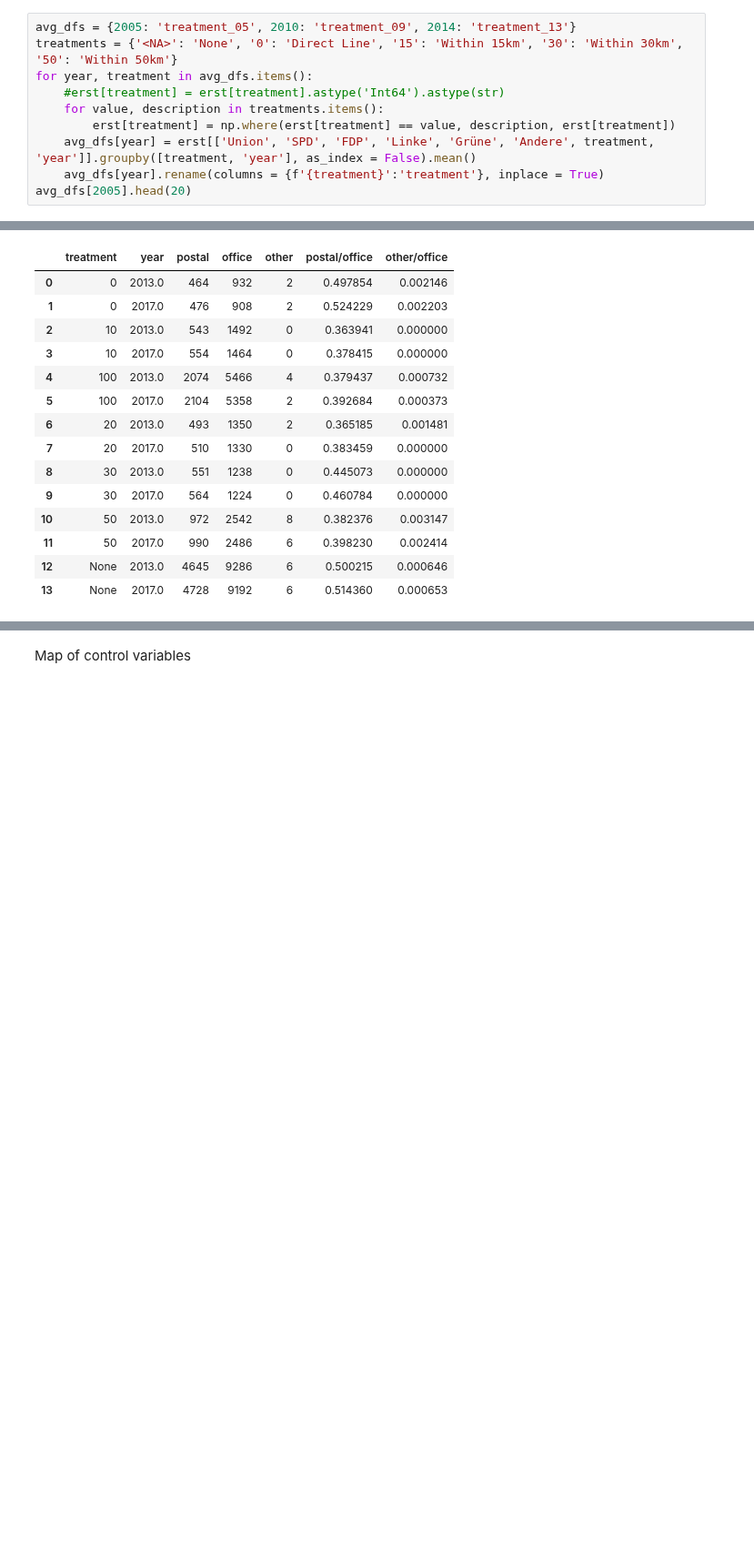
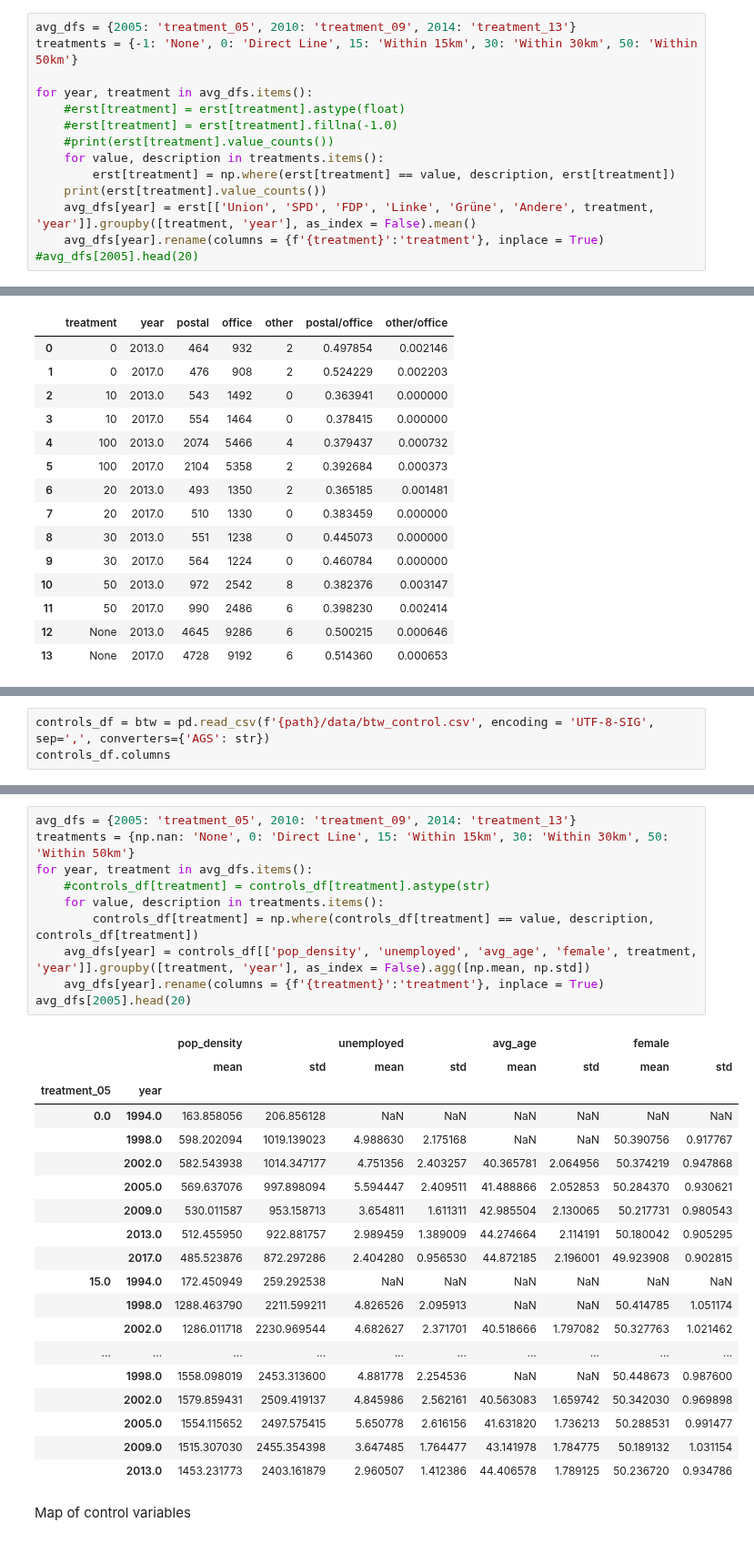
Before and after one commit to jan-schaeffer/powerlinemonsters, a Jupyter notebook: btw_eda.ipynb, the cells around one changed output, grey strips where cells are left out. Shown at 91% size. Cells and saved outputs as stored; diff of their text form; blank space fills up the shorter version.

```diff
--- a/btw_eda.ipynb
+++ b/btw_eda.ipynb
@@ -57,12 +57,16 @@ erst.head(10)
 Calculate average vote shares in all years by treatment variable
 # %%
 avg_dfs = {2005: 'treatment_05', 2010: 'treatment_09', 2014: 'treatment_13'}
-treatments = {'<NA>': 'None', '0': 'Direct Line', '15': 'Within 15km', '30': 'Within 30km', '50': 'Within 50km'}
+treatments = {-1: 'None', 0: 'Direct Line', 15: 'Within 15km', 30: 'Within 30km', 50: 'Within 50km'}
+
 for year, treatment in avg_dfs.items():
-    #erst[treatment] = erst[treatment].astype('Int64').astype(str)
+    #erst[treatment] = erst[treatment].astype(float)
+    #erst[treatment] = erst[treatment].fillna(-1.0)
+    #print(erst[treatment].value_counts())
     for value, description in treatments.items():
         erst[treatment] = np.where(erst[treatment] == value, description, erst[treatment])
+    print(erst[treatment].value_counts())
     avg_dfs[year] = erst[['Union', 'SPD', 'FDP', 'Linke', 'Grüne', 'Andere', treatment, 'year']].groupby([treatment, 'year'], as_index = False).mean()
     avg_dfs[year].rename(columns = {f'{treatment}':'treatment'}, inplace = True)
-avg_dfs[2005].head(20)
+#avg_dfs[2005].head(20)
 # %% [output]
@@ -349,0 +357,3 @@ vote_types.head(20)
+# %%
+controls_df = btw = pd.read_csv(f'{path}/data/btw_control.csv', encoding = 'UTF-8-SIG', sep=',', converters={'AGS': str})
+controls_df.columns
@@ -350,3 +379,33 @@ vote_types.head(20)
+# %%
+avg_dfs = {2005: 'treatment_05', 2010: 'treatment_09', 2014: 'treatment_13'}
+treatments = {np.nan: 'None', 0: 'Direct Line', 15: 'Within 15km', 30: 'Within 30km', 50: 'Within 50km'}
+for year, treatment in avg_dfs.items():
+    #controls_df[treatment] = controls_df[treatment].astype(str)
+    for value, description in treatments.items():
+        controls_df[treatment] = np.where(controls_df[treatment] == value, description, controls_df[treatment])
+    avg_dfs[year] = controls_df[['pop_density', 'unemployed', 'avg_age', 'female', treatment, 'year']].groupby([treatment, 'year'], as_index = False).agg([np.mean, np.std])
+    avg_dfs[year].rename(columns = {f'{treatment}':'treatment'}, inplace = True)
+avg_dfs[2005].head(20)
+# %% [output]
+|  |  | pop_density |  | unemployed |  | avg_age |  | female |  |
+|  |  | mean | std | mean | std | mean | std | mean | std |
+| treatment_05 | year |  |  |  |  |  |  |  |  |
+| 0.0 | 1994.0 | 163.858056 | 206.856128 | NaN | NaN | NaN | NaN | NaN | NaN |
+|  | 1998.0 | 598.202094 | 1019.139023 | 4.988630 | 2.175168 | NaN | NaN | 50.390756 | 0.917767 |
+|  | 2002.0 | 582.543938 | 1014.347177 | 4.751356 | 2.403257 | 40.365781 | 2.064956 | 50.374219 | 0.947868 |
+|  | 2005.0 | 569.637076 | 997.898094 | 5.594447 | 2.409511 | 41.488866 | 2.052853 | 50.284370 | 0.930621 |
+|  | 2009.0 | 530.011587 | 953.158713 | 3.654811 | 1.611311 | 42.985504 | 2.130065 | 50.217731 | 0.980543 |
+|  | 2013.0 | 512.455950 | 922.881757 | 2.989459 | 1.389009 | 44.274664 | 2.114191 | 50.180042 | 0.905295 |
+|  | 2017.0 | 485.523876 | 872.297286 | 2.404280 | 0.956530 | 44.872185 | 2.196001 | 49.923908 | 0.902815 |
+| 15.0 | 1994.0 | 172.450949 | 259.292538 | NaN | NaN | NaN | NaN | NaN | NaN |
+|  | 1998.0 | 1288.463790 | 2211.599211 | 4.826526 | 2.095913 | NaN | NaN | 50.414785 | 1.051174 |
+|  | 2002.0 | 1286.011718 | 2230.969544 | 4.682627 | 2.371701 | 40.518666 | 1.797082 | 50.327763 | 1.021462 |
+| ... | ... | ... | ... | ... | ... | ... | ... | ... | ... |
+|  | 1998.0 | 1558.098019 | 2453.313600 | 4.881778 | 2.254536 | NaN | NaN | 50.448673 | 0.987600 |
+|  | 2002.0 | 1579.859431 | 2509.419137 | 4.845986 | 2.562161 | 40.563083 | 1.659742 | 50.342030 | 0.969898 |
+|  | 2005.0 | 1554.115652 | 2497.575415 | 5.650778 | 2.616156 | 41.631820 | 1.736213 | 50.288531 | 0.991477 |
+|  | 2009.0 | 1515.307030 | 2455.354398 | 3.647485 | 1.764477 | 43.141978 | 1.784775 | 50.189132 | 1.031154 |
+|  | 2013.0 | 1453.231773 | 2403.161879 | 2.960507 | 1.412386 | 44.406578 | 1.789125 | 50.236720 | 0.934786 |
 # %% [markdown]
 Map of control variables
 # %%
```
Also changed, not shown: parts of 6 cells of this notebook, 2 other files.
